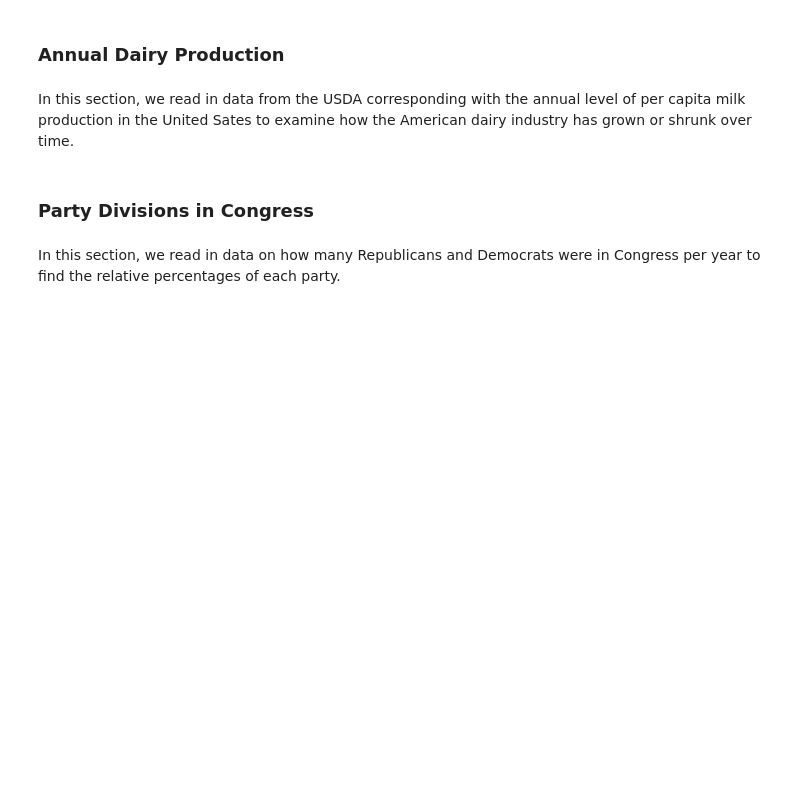
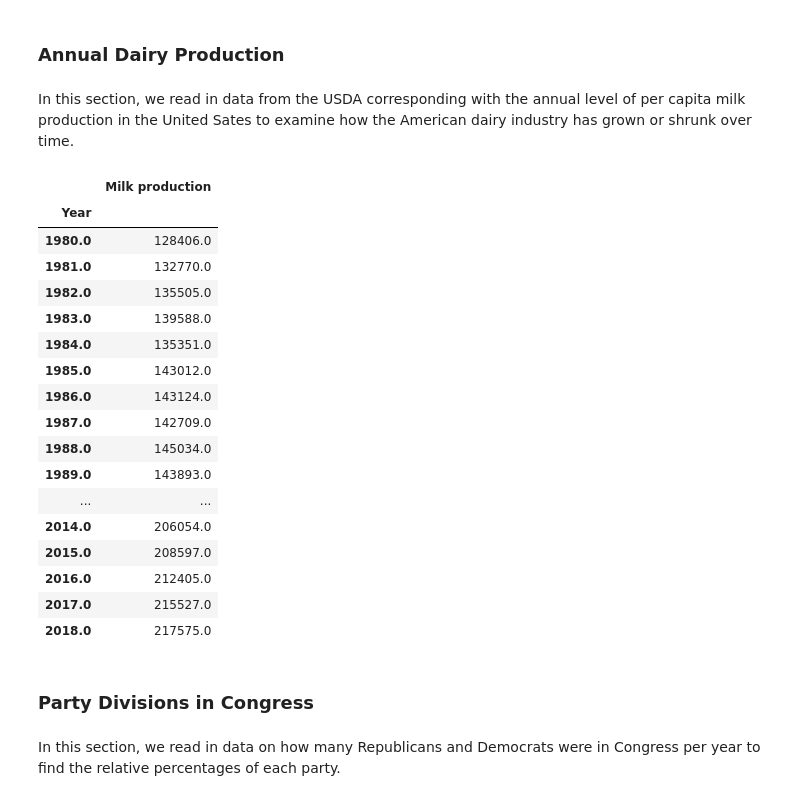
Before and after one commit to laniepreston/Data-Wrangling-Final-Project, a Jupyter notebook: Lanie_Floor_Final_Project.ipynb, the cells around one changed output. Saved outputs shown, nothing was run; the diff lists cells and outputs as text; code cells hidden in the pictures; blank space fills up the shorter version.

```diff
--- a/Lanie_Floor_Final_Project.ipynb
+++ b/Lanie_Floor_Final_Project.ipynb
@@ -26,7 +26,27 @@ In this section, we read in data from the USDA corresponding with the annual lev
 # %%
 us_dairy_production = pd.read_excel('annualmilkprodfactors.xlsx', index_col=0)
 us_dairy_production = us_dairy_production.dropna(axis=0)
 milk_production =  us_dairy_production[['Milk production']]
+milk_production
+# %% [output]
+|  | Milk production |
+| Year |  |
+| 1980.0 | 128406.0 |
+| 1981.0 | 132770.0 |
+| 1982.0 | 135505.0 |
+| 1983.0 | 139588.0 |
+| 1984.0 | 135351.0 |
+| 1985.0 | 143012.0 |
+| 1986.0 | 143124.0 |
+| 1987.0 | 142709.0 |
+| 1988.0 | 145034.0 |
+| 1989.0 | 143893.0 |
+| ... | ... |
+| 2014.0 | 206054.0 |
+| 2015.0 | 208597.0 |
+| 2016.0 | 212405.0 |
+| 2017.0 | 215527.0 |
+| 2018.0 | 217575.0 |
 # %% [markdown]
 ### Party Divisions in Congress ##
 # %% [markdown]
```
Also changed, not shown: parts of 15 cells of this notebook.
